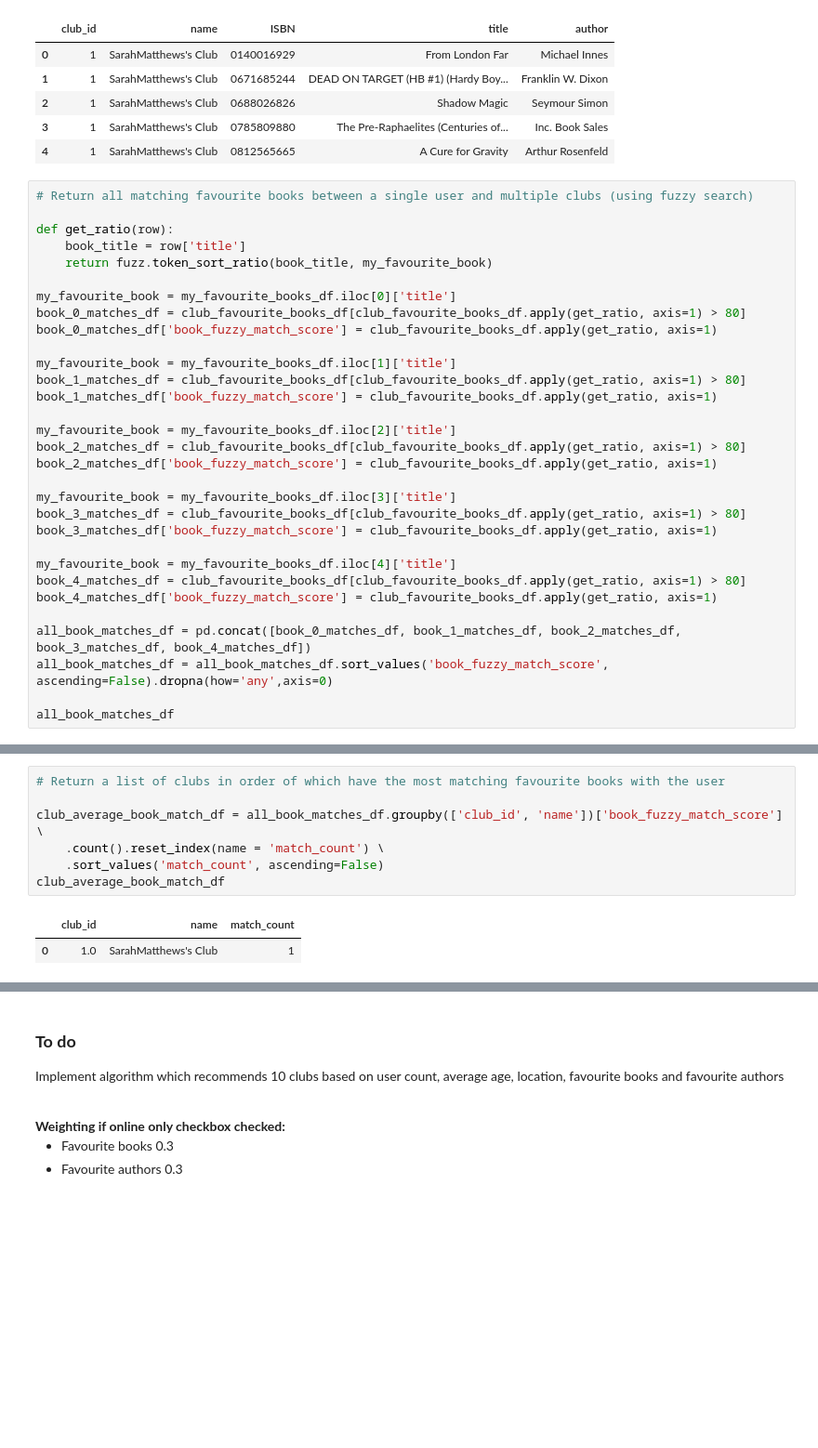
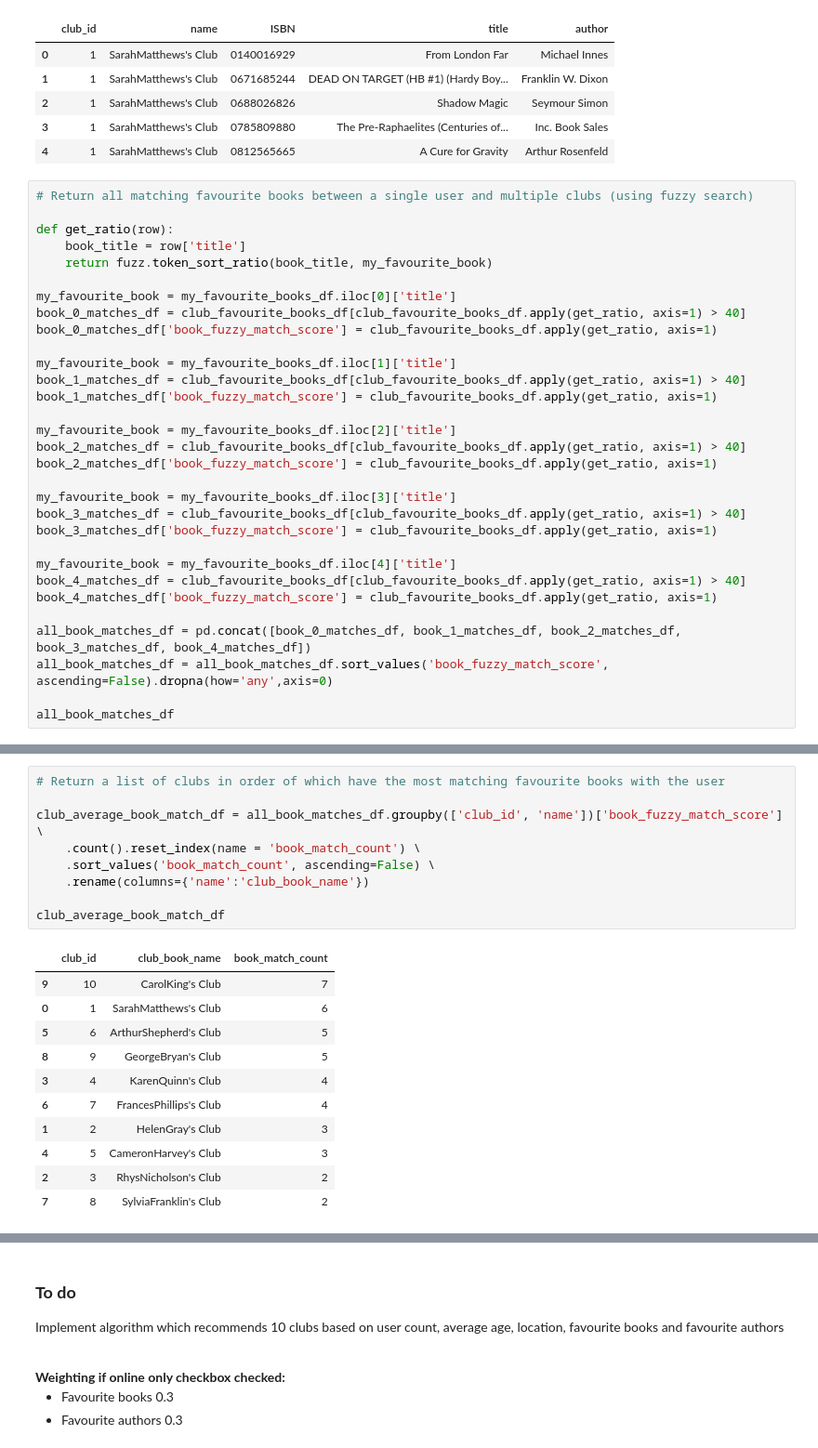
Before and after one commit to laurenceandrews/auguread, a Jupyter notebook: clubs/club-to-user-recommender/club-to-user-recommender.ipynb, the cells around one changed output, grey strips where cells are left out. Shown at 93% size. Cells and saved outputs as stored; diff of their text form; blank space fills up the shorter version.

```diff
--- a/clubs/club-to-user-recommender/club-to-user-recommender.ipynb
+++ b/clubs/club-to-user-recommender/club-to-user-recommender.ipynb
@@ -285,23 +285,23 @@ def get_ratio(row):
     return fuzz.token_sort_ratio(book_title, my_favourite_book)
 
 my_favourite_book = my_favourite_books_df.iloc[0]['title']
-book_0_matches_df = club_favourite_books_df[club_favourite_books_df.apply(get_ratio, axis=1) > 80]
+book_0_matches_df = club_favourite_books_df[club_favourite_books_df.apply(get_ratio, axis=1) > 40]
 book_0_matches_df['book_fuzzy_match_score'] = club_favourite_books_df.apply(get_ratio, axis=1)
 
 my_favourite_book = my_favourite_books_df.iloc[1]['title']
-book_1_matches_df = club_favourite_books_df[club_favourite_books_df.apply(get_ratio, axis=1) > 80]
+book_1_matches_df = club_favourite_books_df[club_favourite_books_df.apply(get_ratio, axis=1) > 40]
 book_1_matches_df['book_fuzzy_match_score'] = club_favourite_books_df.apply(get_ratio, axis=1)
 
 my_favourite_book = my_favourite_books_df.iloc[2]['title']
-book_2_matches_df = club_favourite_books_df[club_favourite_books_df.apply(get_ratio, axis=1) > 80]
+book_2_matches_df = club_favourite_books_df[club_favourite_books_df.apply(get_ratio, axis=1) > 40]
 book_2_matches_df['book_fuzzy_match_score'] = club_favourite_books_df.apply(get_ratio, axis=1)
 
 my_favourite_book = my_favourite_books_df.iloc[3]['title']
-book_3_matches_df = club_favourite_books_df[club_favourite_books_df.apply(get_ratio, axis=1) > 80]
+book_3_matches_df = club_favourite_books_df[club_favourite_books_df.apply(get_ratio, axis=1) > 40]
 book_3_matches_df['book_fuzzy_match_score'] = club_favourite_books_df.apply(get_ratio, axis=1)
 
 my_favourite_book = my_favourite_books_df.iloc[4]['title']
-book_4_matches_df = club_favourite_books_df[club_favourite_books_df.apply(get_ratio, axis=1) > 80]
+book_4_matches_df = club_favourite_books_df[club_favourite_books_df.apply(get_ratio, axis=1) > 40]
 book_4_matches_df['book_fuzzy_match_score'] = club_favourite_books_df.apply(get_ratio, axis=1)
 
 all_book_matches_df = pd.concat([book_0_matches_df, book_1_matches_df, book_2_matches_df, book_3_matches_df, book_4_matches_df])
@@ -314,13 +329,24 @@ all_book_matches_df
 # %%
 # Return a list of clubs in order of which have the most matching favourite books with the user
 
 club_average_book_match_df = all_book_matches_df.groupby(['club_id', 'name'])['book_fuzzy_match_score'] \
-    .count().reset_index(name = 'match_count') \
-    .sort_values('match_count', ascending=False)
+    .count().reset_index(name = 'book_match_count') \
+    .sort_values('book_match_count', ascending=False) \
+    .rename(columns={'name':'club_book_name'})
+
 club_average_book_match_df
 # %% [output]
-|  | club_id | name | match_count |
-| 0 | 1.0 | SarahMatthews's Club | 1 |
+|  | club_id | club_book_name | book_match_count |
+| 9 | 10 | CarolKing's Club | 7 |
+| 0 | 1 | SarahMatthews's Club | 6 |
+| 5 | 6 | ArthurShepherd's Club | 5 |
+| 8 | 9 | GeorgeBryan's Club | 5 |
+| 3 | 4 | KarenQuinn's Club | 4 |
+| 6 | 7 | FrancesPhillips's Club | 4 |
+| 1 | 2 | HelenGray's Club | 3 |
+| 4 | 5 | CameronHarvey's Club | 3 |
+| 2 | 3 | RhysNicholson's Club | 2 |
+| 7 | 8 | SylviaFranklin's Club | 2 |
 # %%
 # Return all matching favourite authors between a single user and multiple clubs (using fuzzy search)
 # This works by checking the authors of all of a club's favourite books agains the authors of all of a user's favourite books
```
Also changed, not shown: parts of 8 cells of this notebook.
